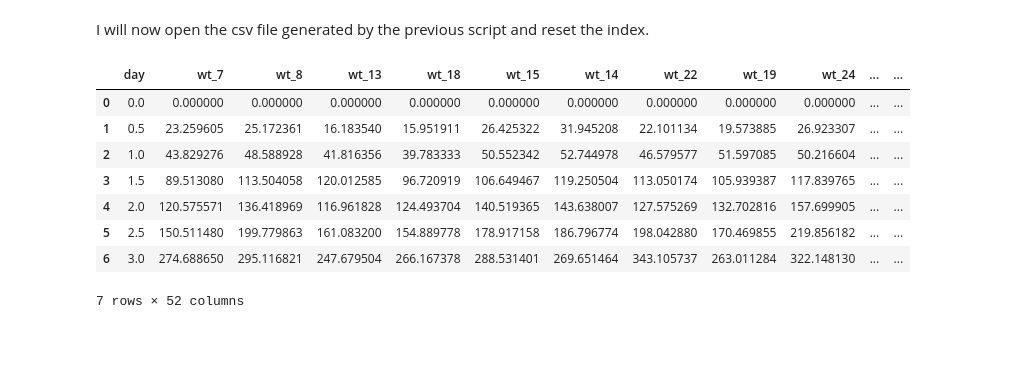
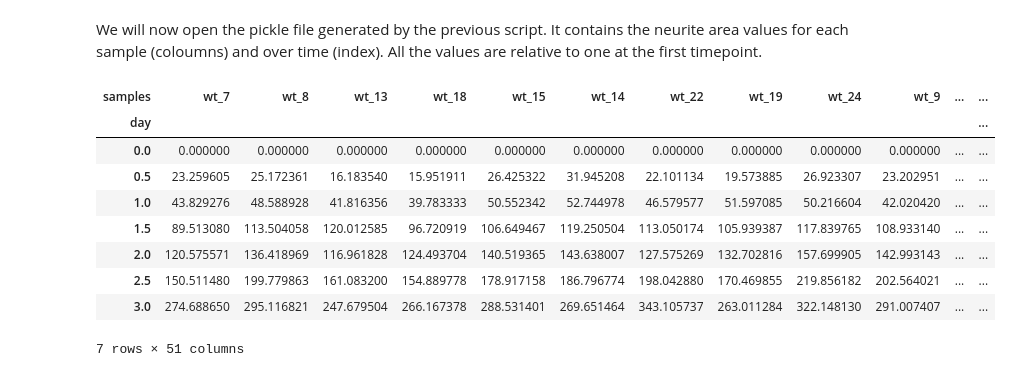
Before and after one commit to valedavi/dataforscience_residency, a Jupyter notebook: 2_linear_regression.ipynb, the cells around one changed output. Cells and saved outputs as stored; diff of their text form; code cells hidden in the pictures; blank space fills up the shorter version.

```diff
--- a/2_linear_regression.ipynb
+++ b/2_linear_regression.ipynb
@@ -8,15 +14,16 @@ import matplotlib.pyplot as plt
 # %% [markdown]
-I will now open the csv file generated by the previous script and reset the index.
+We will now open the pickle file generated by the previous script. It contains the neurite area values for each sample (coloumns) and over time (index). All the values are relative to one at the first timepoint.
 # %%
-df = pd.read_csv('pre-processed_norm_neurite_area_t.csv')
+df = pd.read_pickle('pre-processed_norm_neurite_area_t.pkl')
 df
 # %% [output]
-|  | day | wt_7 | wt_8 | wt_13 | wt_18 | wt_15 | wt_14 | wt_22 | wt_19 | wt_24 | ... | ... |
-| 0 | 0.0 | 0.000000 | 0.000000 | 0.000000 | 0.000000 | 0.000000 | 0.000000 | 0.000000 | 0.000000 | 0.000000 | ... | ... |
-| 1 | 0.5 | 23.259605 | 25.172361 | 16.183540 | 15.951911 | 26.425322 | 31.945208 | 22.101134 | 19.573885 | 26.923307 | ... | ... |
-| 2 | 1.0 | 43.829276 | 48.588928 | 41.816356 | 39.783333 | 50.552342 | 52.744978 | 46.579577 | 51.597085 | 50.216604 | ... | ... |
-| 3 | 1.5 | 89.513080 | 113.504058 | 120.012585 | 96.720919 | 106.649467 | 119.250504 | 113.050174 | 105.939387 | 117.839765 | ... | ... |
-| 4 | 2.0 | 120.575571 | 136.418969 | 116.961828 | 124.493704 | 140.519365 | 143.638007 | 127.575269 | 132.702816 | 157.699905 | ... | ... |
-| 5 | 2.5 | 150.511480 | 199.779863 | 161.083200 | 154.889778 | 178.917158 | 186.796774 | 198.042880 | 170.469855 | 219.856182 | ... | ... |
-| 6 | 3.0 | 274.688650 | 295.116821 | 247.679504 | 266.167378 | 288.531401 | 269.651464 | 343.105737 | 263.011284 | 322.148130 | ... | ... |
+| samples | wt_7 | wt_8 | wt_13 | wt_18 | wt_15 | wt_14 | wt_22 | wt_19 | wt_24 | wt_9 | ... | ... |
+| day |  |  |  |  |  |  |  |  |  |  |  | ... |
+| 0.0 | 0.000000 | 0.000000 | 0.000000 | 0.000000 | 0.000000 | 0.000000 | 0.000000 | 0.000000 | 0.000000 | 0.000000 | ... | ... |
+| 0.5 | 23.259605 | 25.172361 | 16.183540 | 15.951911 | 26.425322 | 31.945208 | 22.101134 | 19.573885 | 26.923307 | 23.202951 | ... | ... |
+| 1.0 | 43.829276 | 48.588928 | 41.816356 | 39.783333 | 50.552342 | 52.744978 | 46.579577 | 51.597085 | 50.216604 | 42.020420 | ... | ... |
+| 1.5 | 89.513080 | 113.504058 | 120.012585 | 96.720919 | 106.649467 | 119.250504 | 113.050174 | 105.939387 | 117.839765 | 108.933140 | ... | ... |
+| 2.0 | 120.575571 | 136.418969 | 116.961828 | 124.493704 | 140.519365 | 143.638007 | 127.575269 | 132.702816 | 157.699905 | 142.993143 | ... | ... |
+| 2.5 | 150.511480 | 199.779863 | 161.083200 | 154.889778 | 178.917158 | 186.796774 | 198.042880 | 170.469855 | 219.856182 | 202.564021 | ... | ... |
+| 3.0 | 274.688650 | 295.116821 | 247.679504 | 266.167378 | 288.531401 | 269.651464 | 343.105737 | 263.011284 | 322.148130 | 291.007407 | ... | ... |
-7 rows × 52 columns
+7 rows × 51 columns
```
Also changed, not shown: parts of 13 cells of this notebook, 4 other files.
